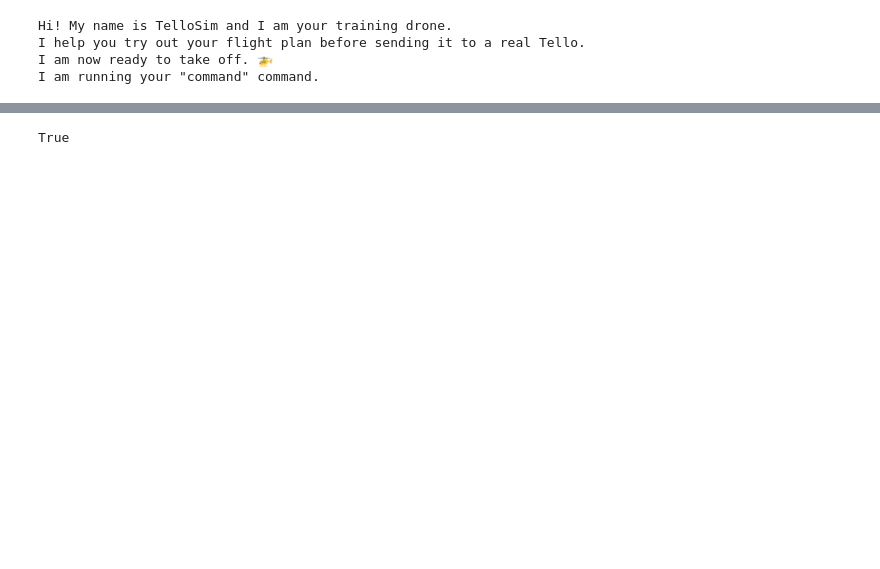
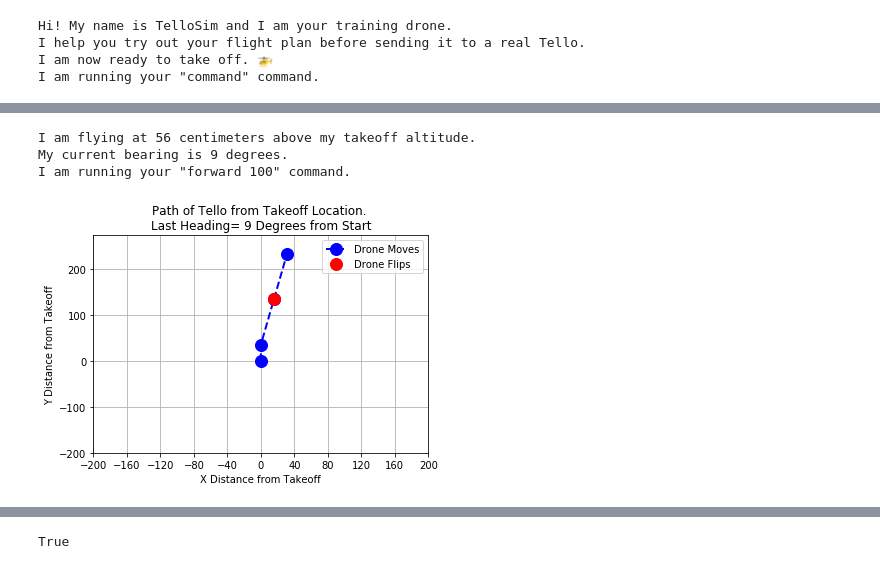
Before and after one commit to Fireline-Science/tello_sim, a Jupyter notebook: Drone.ipynb, the cells around one changed output, grey strips where cells are left out. Drawn from its saved outputs; the diff is of its cells as text; code cells hidden in the pictures; blank space fills up the shorter version.

```diff
--- a/Drone.ipynb
+++ b/Drone.ipynb
@@ -42,0 +54,7 @@ I am running your "flip f" command.
+# %%
+drone.forward(100)
+# %% [output]
+I am flying at 56 centimeters above my takeoff altitude.
+My current bearing is 9 degrees.
+I am running your "forward 100" command.
+[figure, added]
```
Also changed, not shown: parts of 9 cells of this notebook, 1 other file.
